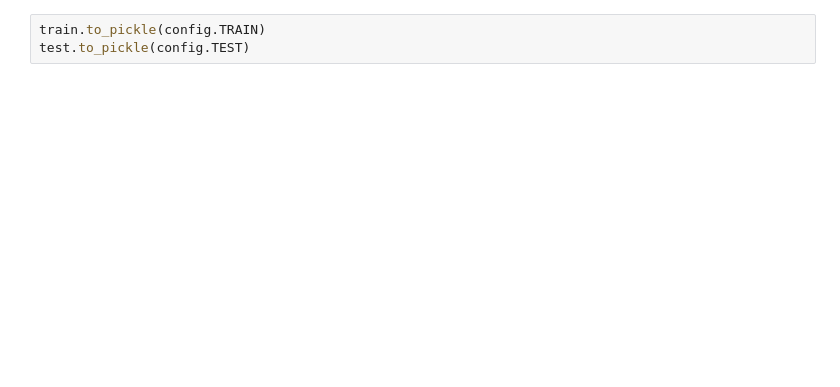
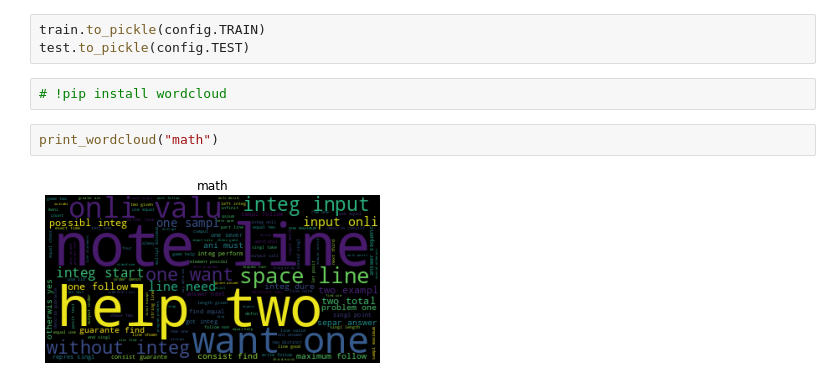
Before and after one commit to jhojin7/codeforces-predict, a Jupyter notebook: eda.ipynb, the cells around one changed output. Drawn from its saved outputs; the diff is of its cells as text; blank space fills up the shorter version.

```diff
--- a/eda.ipynb
+++ b/eda.ipynb
@@ -204,3 +239,9 @@ train.tail(3)
 # %%
 train.to_pickle(config.TRAIN)
 test.to_pickle(config.TEST)
+# %%
+# !pip install wordcloud
+# %%
+print_wordcloud("math")
+# %% [output]
+[figure, added]
```
Also changed, not shown: parts of 5 cells of this notebook, 7 other files.
